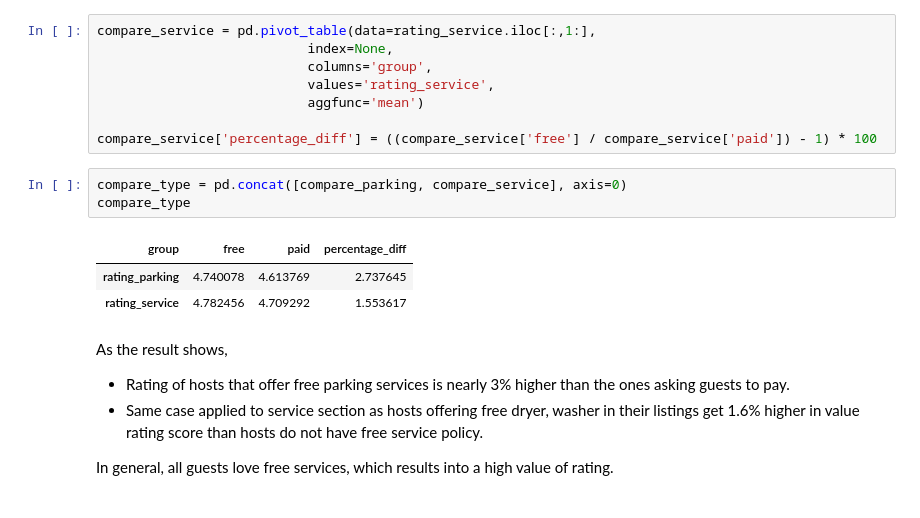
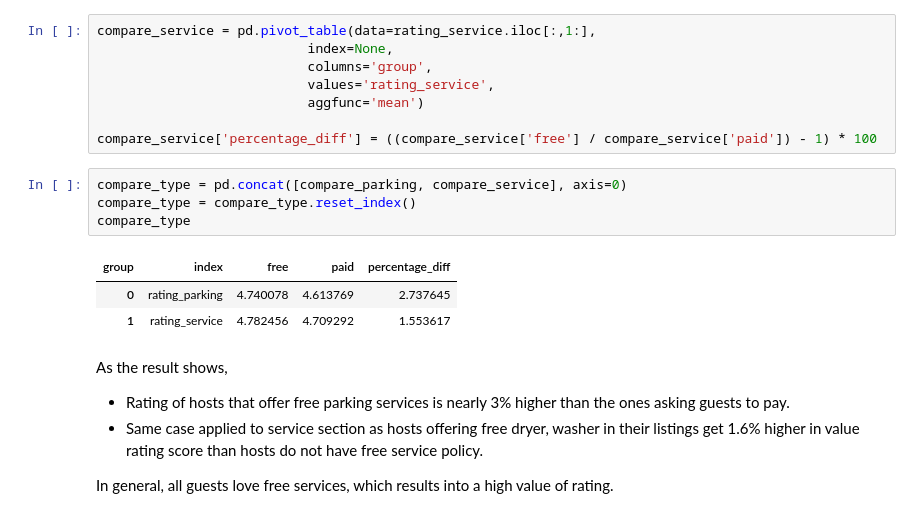
Before and after one commit to danieldang1806/pydataset, a Jupyter notebook: Airbnb_Value_Analysis.ipynb, the cells around one changed output. Cells and saved outputs as stored; diff of their text form.

```diff
--- a/Airbnb_Value_Analysis.ipynb
+++ b/Airbnb_Value_Analysis.ipynb
@@ -705,11 +764,12 @@ compare_service = pd.pivot_table(data=rating_service.iloc[:,1:],
 compare_service['percentage_diff'] = ((compare_service['free'] / compare_service['paid']) - 1) * 100
 # %%
 compare_type = pd.concat([compare_parking, compare_service], axis=0)
+compare_type = compare_type.reset_index()
 compare_type
 # %% [output]
-| group | free | paid | percentage_diff |
-| rating_parking | 4.740078 | 4.613769 | 2.737645 |
-| rating_service | 4.782456 | 4.709292 | 1.553617 |
+| group | index | free | paid | percentage_diff |
+| 0 | rating_parking | 4.740078 | 4.613769 | 2.737645 |
+| 1 | rating_service | 4.782456 | 4.709292 | 1.553617 |
 # %% [markdown]
 As the result shows,
 - Rating of hosts that offer free parking services is nearly 3% higher than the ones asking guests to pay.
```
Also changed, not shown: parts of 33 cells of this notebook.
